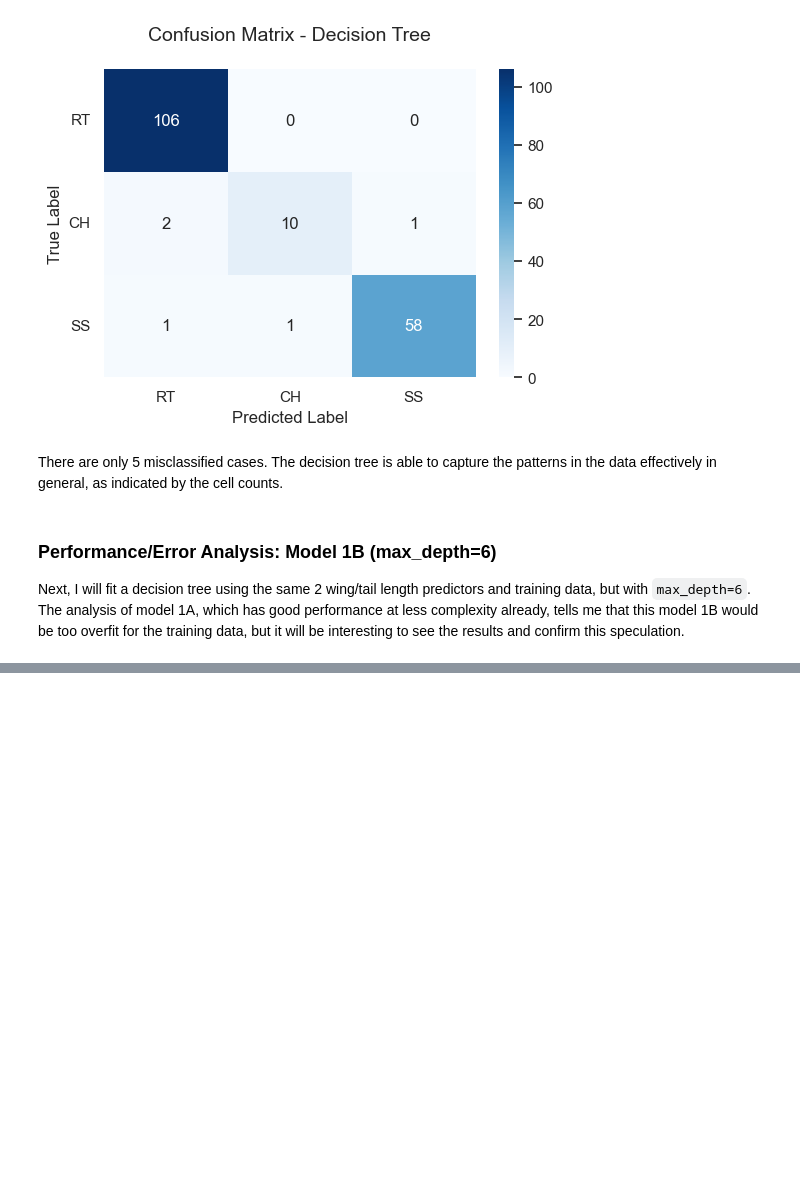
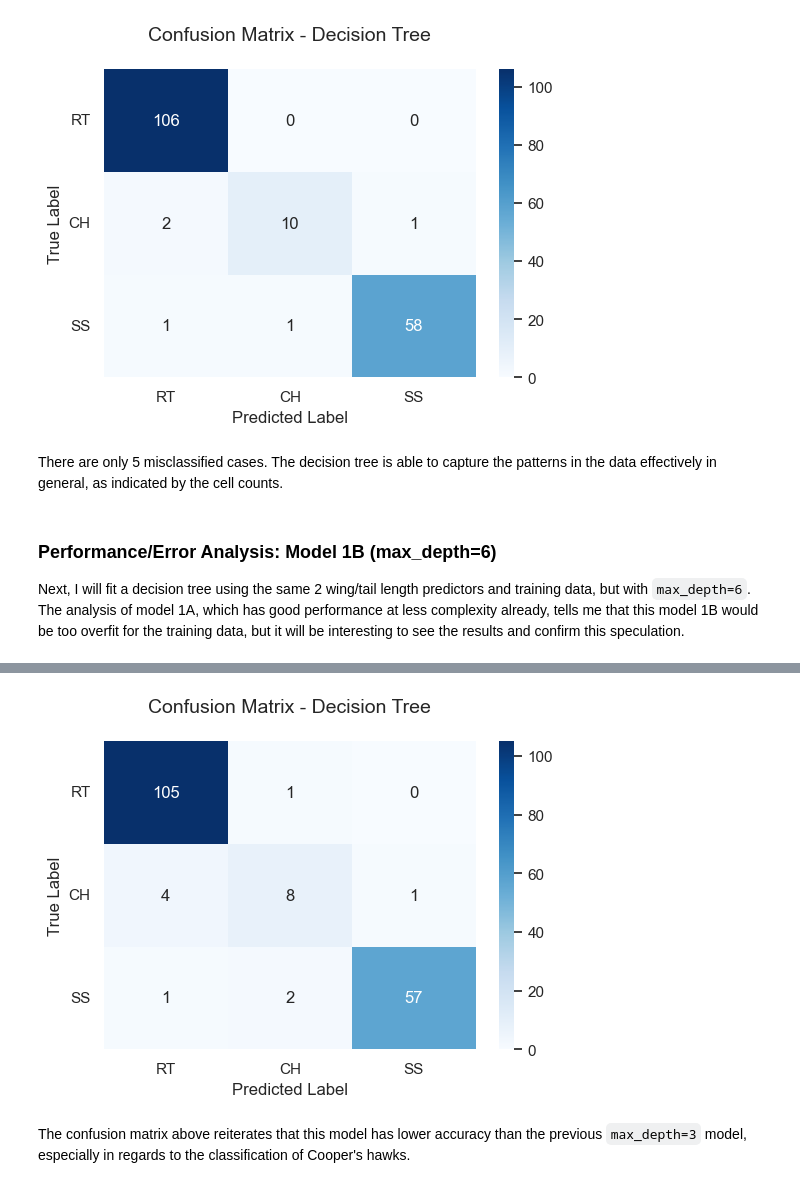
Before and after one commit to kary5678/INDE-577, a Jupyter notebook: supervised-learning/decision_trees/decision_trees.ipynb, the cells around one changed output, grey strips where cells are left out. Drawn from its saved outputs; the diff is of its cells as text; code cells hidden in the pictures; blank space fills up the shorter version.

```diff
--- a/supervised-learning/decision_trees/decision_trees.ipynb
+++ b/supervised-learning/decision_trees/decision_trees.ipynb
@@ -270,0 +326,6 @@ Next, I will fit a decision tree using the same 2 wing/tail length predictors an
+# %%
+# Obtain predicted values on the testing data
+y_pred2 = decision_tree2.predict(X_test)
+
+#Checking model performance with classification report
+print(classification_report(y_test, y_pred2))
@@ -270,0 +346,7 @@ Next, I will fit a decision tree using the same 2 wing/tail length predictors an
+# %%
+plot_hawk_confusion_matrix(y_test, y_pred2)
+plt.show()
+# %% [output]
+[figure, added]
+# %% [markdown]
+The confusion matrix above reiterates that this model has lower accuracy than the previous `max_depth=3` model, especially in regards to the classification of Cooper's hawks.
```
Also changed, not shown: parts of 24 cells of this notebook.
